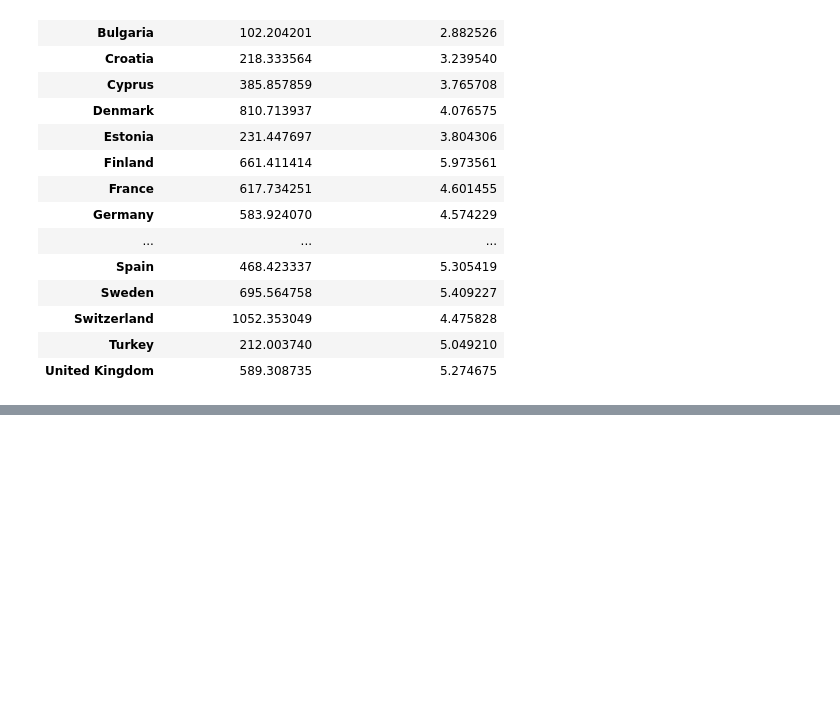
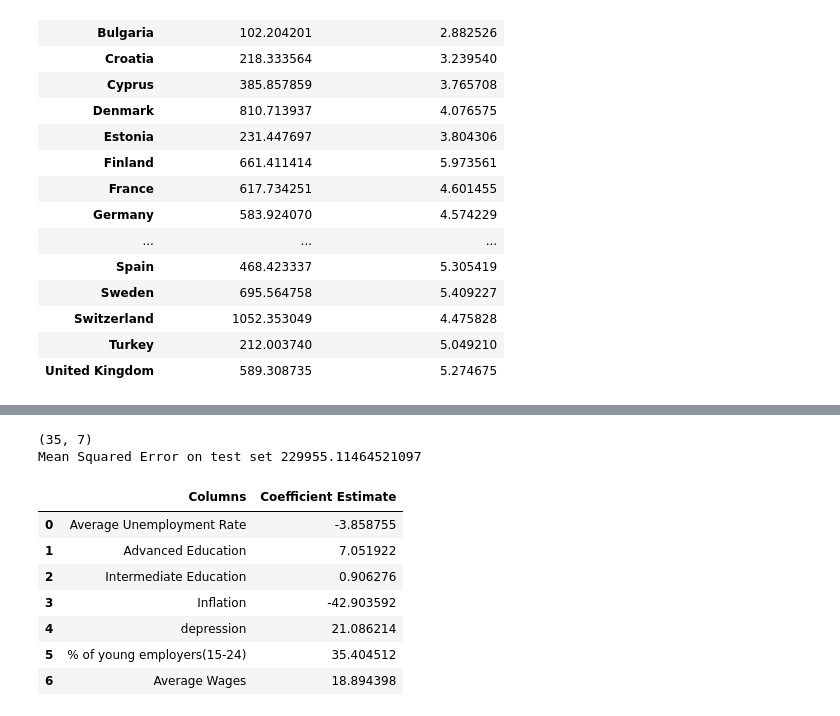
Before and after one commit to nisa-bayraktar/european_productivity, a Jupyter notebook: features.ipynb, the cells around one changed output, grey strips where cells are left out. Drawn from its saved outputs; the diff is of its cells as text; code cells hidden in the pictures; blank space fills up the shorter version.

```diff
--- a/features.ipynb
+++ b/features.ipynb
@@ -210,0 +284,35 @@ df.corr()
+# %%
+# import model
+from sklearn.linear_model import ElasticNet
+df = df.fillna(0)
+X = df.iloc[:, :7]
+#output
+Y = gdp_df
+print(df.shape)
+x_train, x_test, y_train, y_test = train_test_split(
+    df.iloc[:, :7], gdp_df.iloc[:,-1],
+    test_size = 0.25, random_state=5)
+# Train the model
+e_net = ElasticNet(alpha = 1)
+e_net.fit(x_train, y_train)
+
+# calculate the prediction and mean square error
+y_pred_elastic = e_net.predict(x_test)
+mean_squared_error = np.mean((y_pred_elastic - y_test)**2)
+print("Mean Squared Error on test set", mean_squared_error)
+
+e_net_coeff = pd.DataFrame()
+e_net_coeff["Columns"] = x_train.columns
+e_net_coeff['Coefficient Estimate'] = pd.Series(e_net.coef_)
+e_net_coeff
+# %% [output]
+(35, 7)
+Mean Squared Error on test set 229955.11464521097
+|  | Columns | Coefficient Estimate |
+| 0 | Average Unemployment Rate | -3.858755 |
+| 1 | Advanced Education | 7.051922 |
+| 2 | Intermediate Education | 0.906276 |
+| 3 | Inflation | -42.903592 |
+| 4 | depression | 21.086214 |
+| 5 | % of young employers(15-24) | 35.404512 |
+| 6 | Average Wages | 18.894398 |
```
Also changed, not shown: parts of 8 cells of this notebook, 1 other file.
